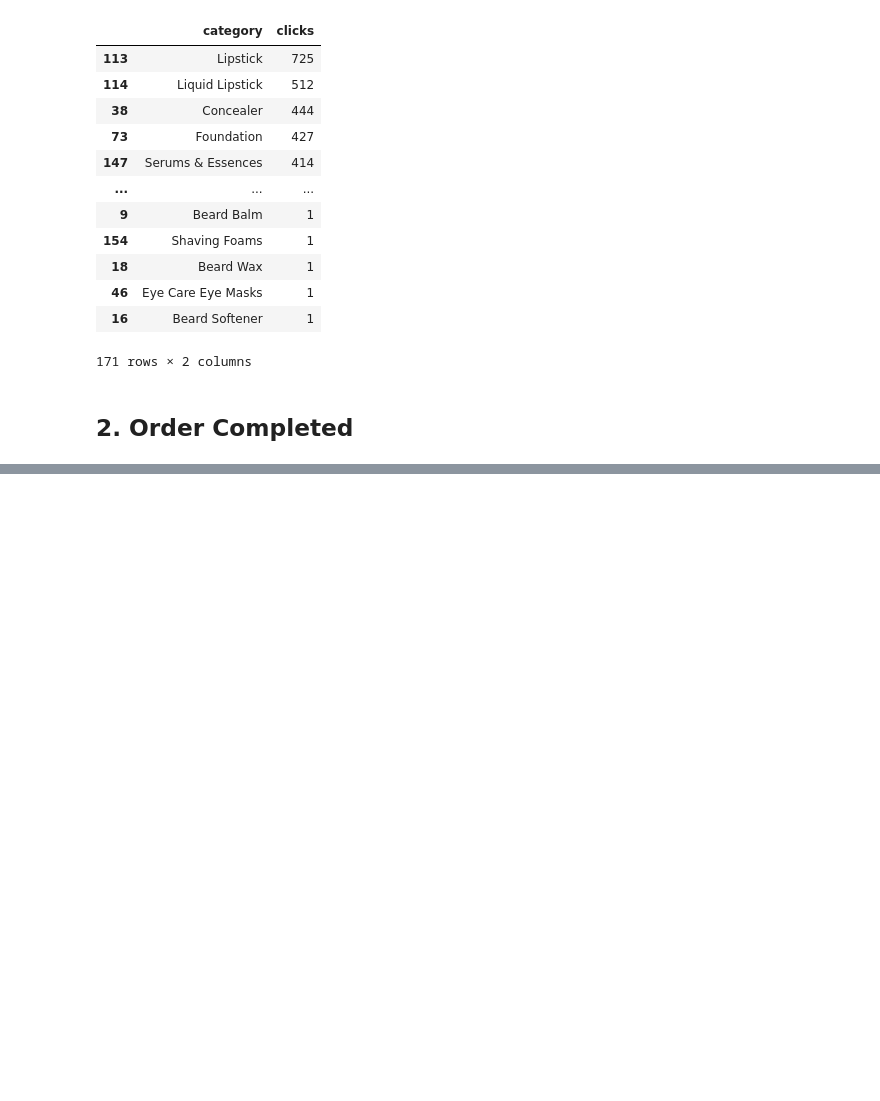
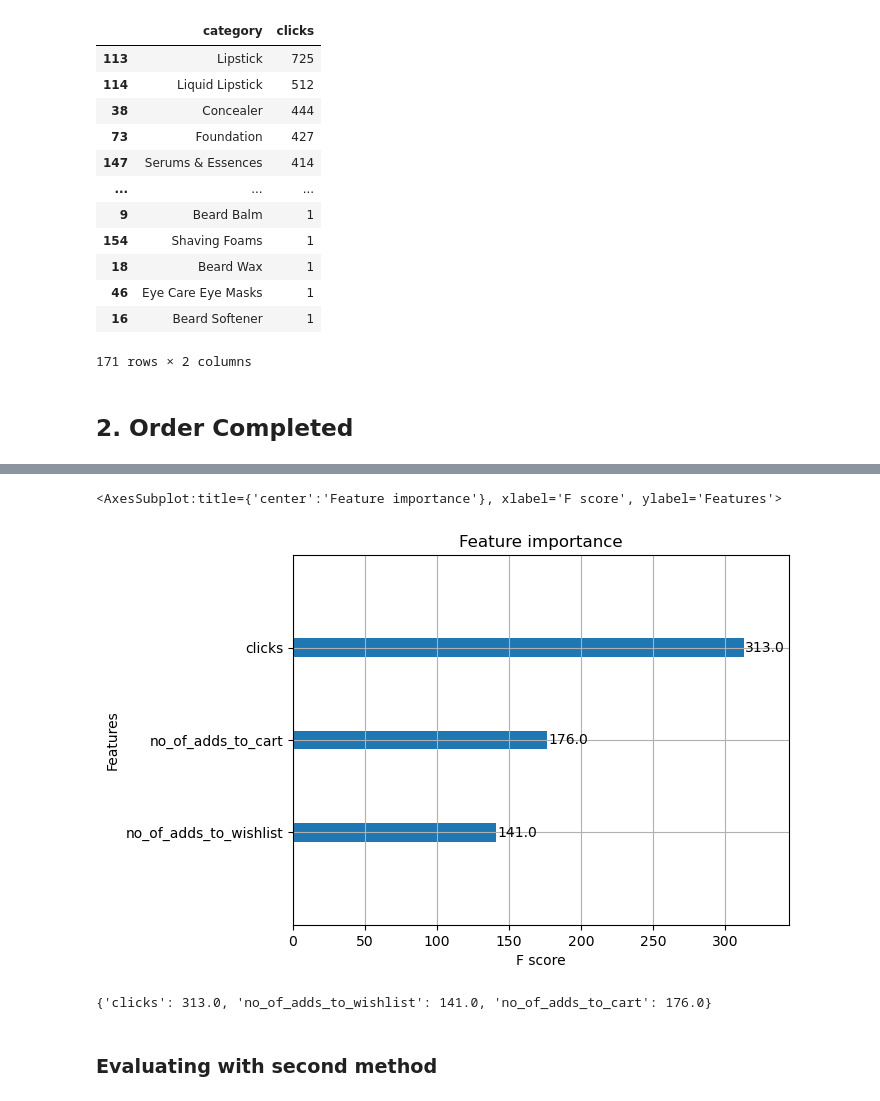
Before and after one commit to UtkarshRedd/Product-Popularity-Calculator, a Jupyter notebook: Fortnightly_Popularity.ipynb, the cells around one changed output, grey strips where cells are left out. Saved outputs shown, nothing was run; the diff lists cells and outputs as text; code cells hidden in the pictures; blank space fills up the shorter version.

```diff
--- a/Fortnightly_Popularity.ipynb
+++ b/Fortnightly_Popularity.ipynb
@@ -187,0 +695,6 @@ df_clicks_category.sort_values('clicks', ascending=False)
+# %%
+X = df_ml[['clicks', 'no_of_adds_to_wishlist', 'no_of_adds_to_cart']]
+Y = df_ml['no_of_unique_purchases']
+# %%
+x_train, x_test, y_train, y_test = train_test_split(X, Y,
+                      test_size = 0.3, random_state = 123)
@@ -187,0 +703,4 @@ df_clicks_category.sort_values('clicks', ascending=False)
+# %%
+xgb_reg = XGBRegressor(verbosity=0)
+xgb_reg.fit(x_train, y_train)
+train_score = xgb_reg.score(x_train, y_train)
@@ -187,0 +724,11 @@ df_clicks_category.sort_values('clicks', ascending=False)
+# %%
+plot_importance(xgb_reg)
+# %% [output]
+<AxesSubplot:title={'center':'Feature importance'}, xlabel='F score', ylabel='Features'>
+[figure, added]
+# %%
+xgb_reg.get_booster().get_score(importance_type='weight')
+# %% [output]
+{'clicks': 313.0, 'no_of_adds_to_wishlist': 141.0, 'no_of_adds_to_cart': 176.0}
+# %% [markdown]
+### Evaluating with second method
```
Also changed, not shown: parts of 59 cells of this notebook, 1 other file.
